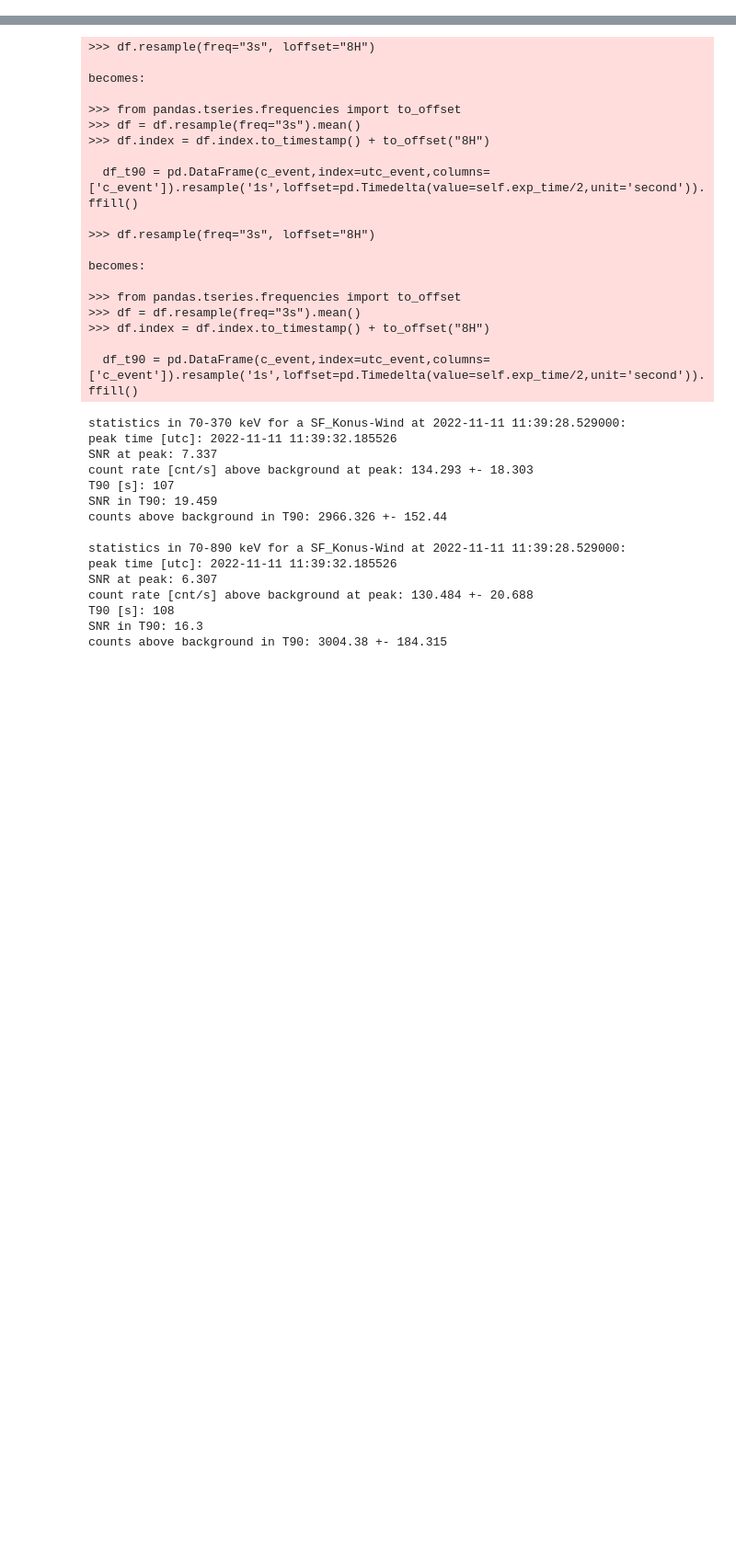
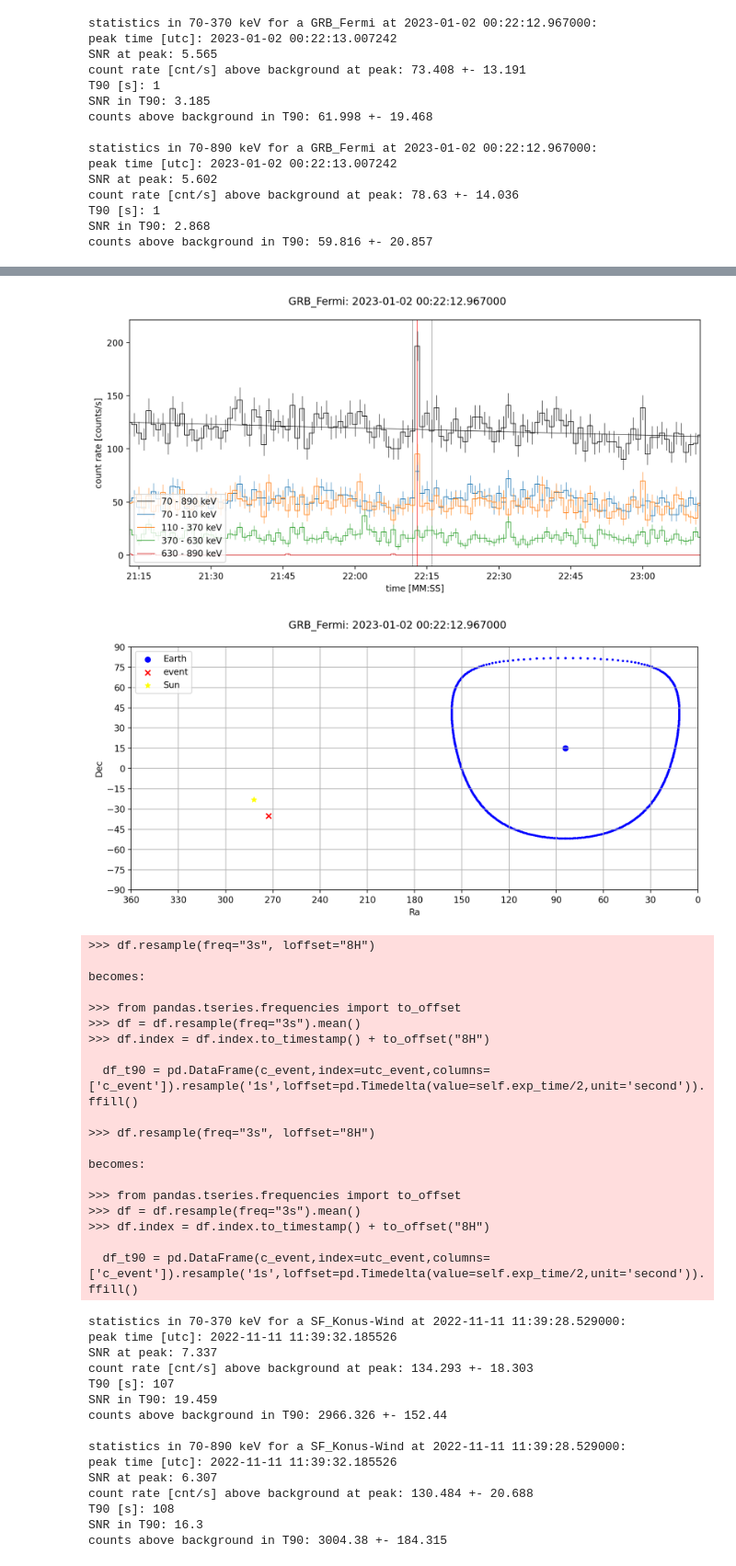
Before and after one commit to mdafcikova/grbalpha-tools, a Jupyter notebook: notebook.ipynb, the cells around one changed output, grey strips where cells are left out. Shown at 92% size. Cells and saved outputs as stored; diff of their text form; code cells hidden in the pictures; blank space fills up the shorter version.

```diff
--- a/notebook.ipynb
+++ b/notebook.ipynb
@@ -8,8 +8,9 @@ import astropy.units as u
 # %%
 df = pd.read_csv(r"C:\Users\maria\Desktop\CubeSats\trigger_file_list.csv")
 path = r"C:\\Users\\maria\\Desktop\\CubeSats\\GRBs\\files\\"
-n = 16
+n = 15
 time,mission,filename,ra,dec = df.time[n],df.mission[n],df.filename[n],df.ra[n],df.dec[n]
 obs = Observation(path+filename)
 obs.check_event(time,'GRB_'+mission,llim=1,rlim=3,dtvalue=1,fit_function='linear')#,second_locator=[0])
 obs.plot_skymap(time,'GRB_'+mission,ra,dec)
+# %% [output]
@@ -15,0 +36,15 @@ obs.plot_skymap(time,'GRB_'+mission,ra,dec)
+statistics in 70-370 keV for a GRB_Fermi at 2023-01-02 00:22:12.967000:
+peak time [utc]: 2023-01-02 00:22:13.007242
+SNR at peak: 5.565
+count rate [cnt/s] above background at peak: 73.408 +- 13.191
+T90 [s]: 1
+SNR in T90: 3.185
+counts above background in T90: 61.998 +- 19.468
+
+statistics in 70-890 keV for a GRB_Fermi at 2023-01-02 00:22:12.967000:
+peak time [utc]: 2023-01-02 00:22:13.007242
+SNR at peak: 5.602
+count rate [cnt/s] above background at peak: 78.63 +- 14.036
+T90 [s]: 1
+SNR in T90: 2.868
+counts above background in T90: 59.816 +- 20.857
@@ -16,3 +52,5 @@ obs.plot_skymap(time,'GRB_'+mission,ra,dec)
+[figure, added]
+[figure, added]
 # %%
 for file in os.listdir(r"C:\Users\maria\Desktop\CubeSats\GRBs\files"):
     if file == 'test.json':
```
Also changed, not shown: parts of 1 cell of this notebook, 2 other files.
